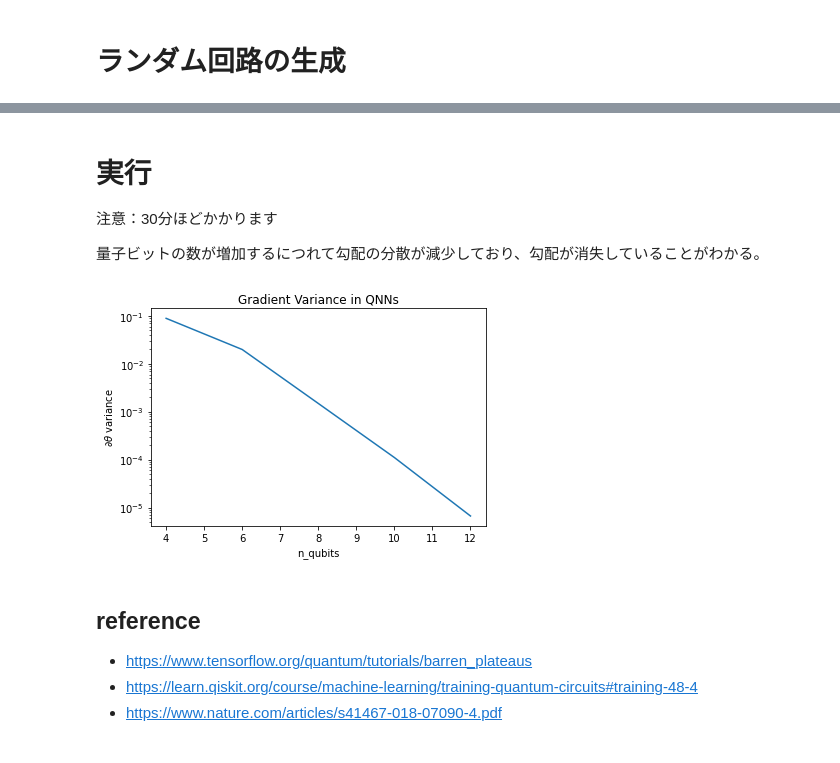
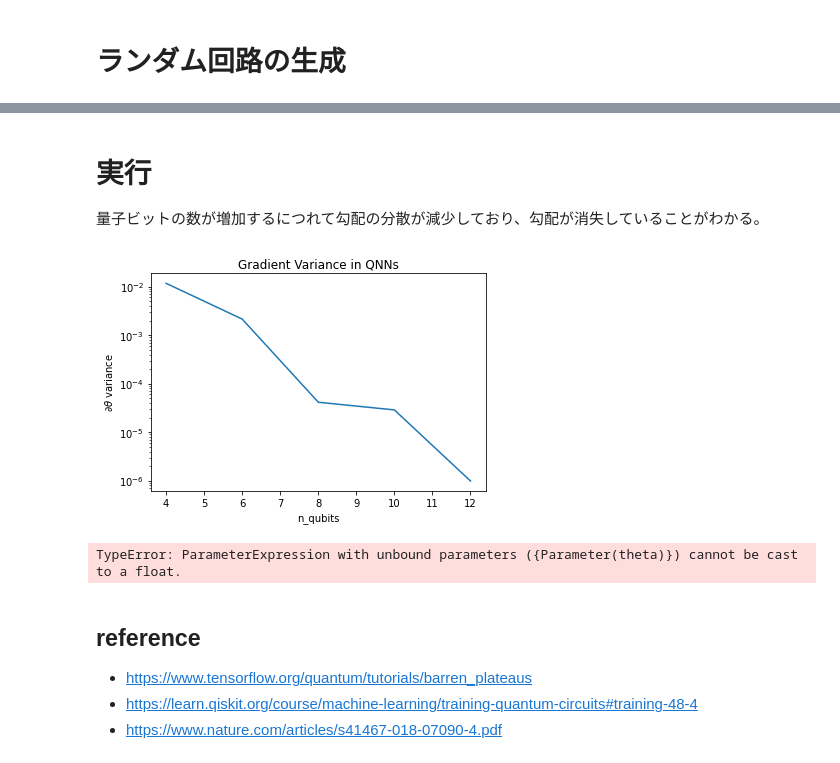
Before and after one commit to daimurat/qiskit-implementation, a Jupyter notebook: quantum-algorithm/QML/qnn_barren_plateaus.ipynb, the cells around one changed output, grey strips where cells are left out. Saved outputs shown, nothing was run; the diff lists cells and outputs as text; code cells hidden in the pictures.

```diff
--- a/quantum-algorithm/QML/qnn_barren_plateaus.ipynb
+++ b/quantum-algorithm/QML/qnn_barren_plateaus.ipynb
@@ -21,16 +22,19 @@ from qiskit.opflow import StateFn, PauliSumOp, Gradient
 # %%
-def generate_random_qnn(qubits, symbol, depth):
+def generate_random_qnn(qubits, depth):
     """Generate random QNN's with the same structure from McClean et al."""
+    param = Parameter('theta')
+
     circuit = QuantumCircuit(qubits)
     for qubit in range(qubits):
         circuit.ry(np.pi / 4.0, qubit)
+
+    circuit.barrier()
 
     for d in range(depth):
         # Add a series of single qubit rotations.
         for qubit in range(qubits):
             random_n = np.random.uniform()
-            random_rot = np.random.uniform() * 2.0 * np.pi if qubit != 0 or d != 0 else symbol
-            circuit.rz(random_rot, qubit)
+            random_rot = np.random.uniform() * 2.0 * np.pi if qubit != 0 or d != 0 else param
             if random_n > 2. / 3.:
                 # Add a Z.
                 circuit.rz(random_rot, qubit)
@@ -40,10 +44,12 @@ def generate_random_qnn(qubits, symbol, depth):
             else:
                 # Add a X.
                 circuit.rx(random_rot, qubit)
+        circuit.barrier()
 
         # Add CZ ladder.
         for src, dest in zip(range(qubits), range(qubits)[1:]):
             circuit.cz(src, dest)
+        circuit.barrier()
 
     return circuit
 # %%
@@ -59,4 +67,4 @@ def calc_gradient(qc, hamiltonian, params):
     state_grad = Gradient().convert(expectation)
     value_dict = dict(zip(qc.parameters, params))
     result = state_grad.assign_parameters(value_dict).eval()
-    return np.round(np.array(result).real, 10)
+    return np.round(np.array(result), 10)
@@ -63,31 +76,35 @@ def calc_gradient(qc, hamiltonian, params):
 # %% [markdown]
 # 実行
-注意：30分ほどかかります
-
 量子ビットの数が増加するにつれて勾配の分散が減少しており、勾配が消失していることがわかる。
 # %%
 n_qubits = [2 * i for i in range(2, 7)]
 depth = 30
 n_circuits = 100
 hamiltonian = PauliSumOp.from_list([('Z', 1.0), ('X', 1.0)])
 theta_vars = []
 
 for n in n_qubits:
     grads = []
+    # Generate the random circuits and observable for the given n.
+    qc = generate_random_qnn(n, depth)
     for _ in range(n_circuits):
-        # Generate the random circuits and observable for the given n.
-        qc = generate_random_qnn(n, Parameter('theta'), depth)
         params = np.random.uniform(0, np.pi, qc.num_parameters)
-        grads.append(calc_gradient(qc, hamiltonian, params))
+        grad = calc_gradient(qc, hamiltonian, params)
+        grads.append(grad)
     theta_vars.append(np.var(grads))
 
 plt.semilogy(n_qubits, theta_vars)
 plt.title('Gradient Variance in QNNs')
 plt.xlabel('n_qubits')
 plt.ylabel('$\\partial \\theta$ variance')
 plt.show()
 # %% [output]
-[figure, old version]
+[figure, new version]
+# %%
+from qiskit.quantum_info.operators import Operator
+Operator(qc_test)
+# %% [output]
+TypeError: ParameterExpression with unbound parameters ({Parameter(theta)}) cannot be cast to a float.
 # %% [markdown]
 ## reference
 
```
Also changed, not shown: parts of 4 cells of this notebook.
